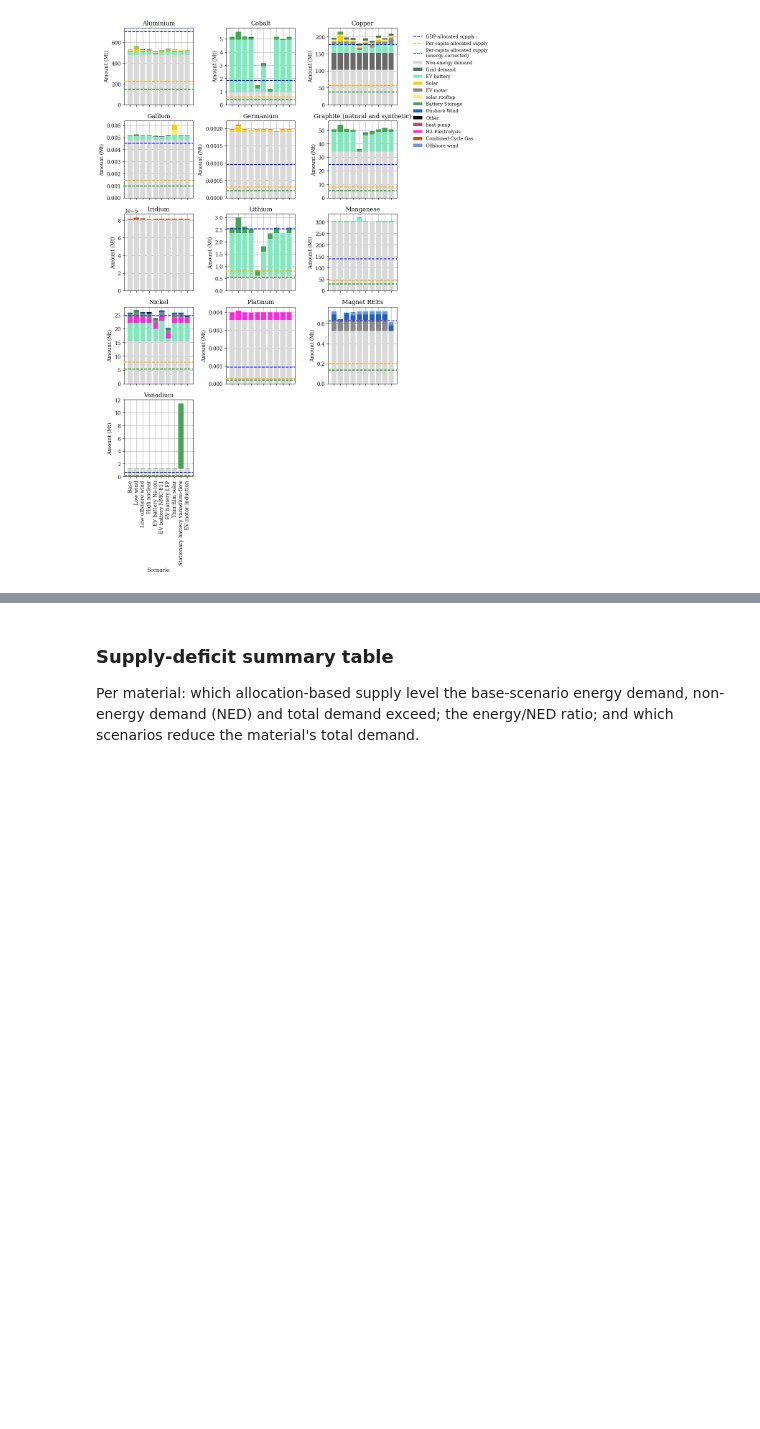
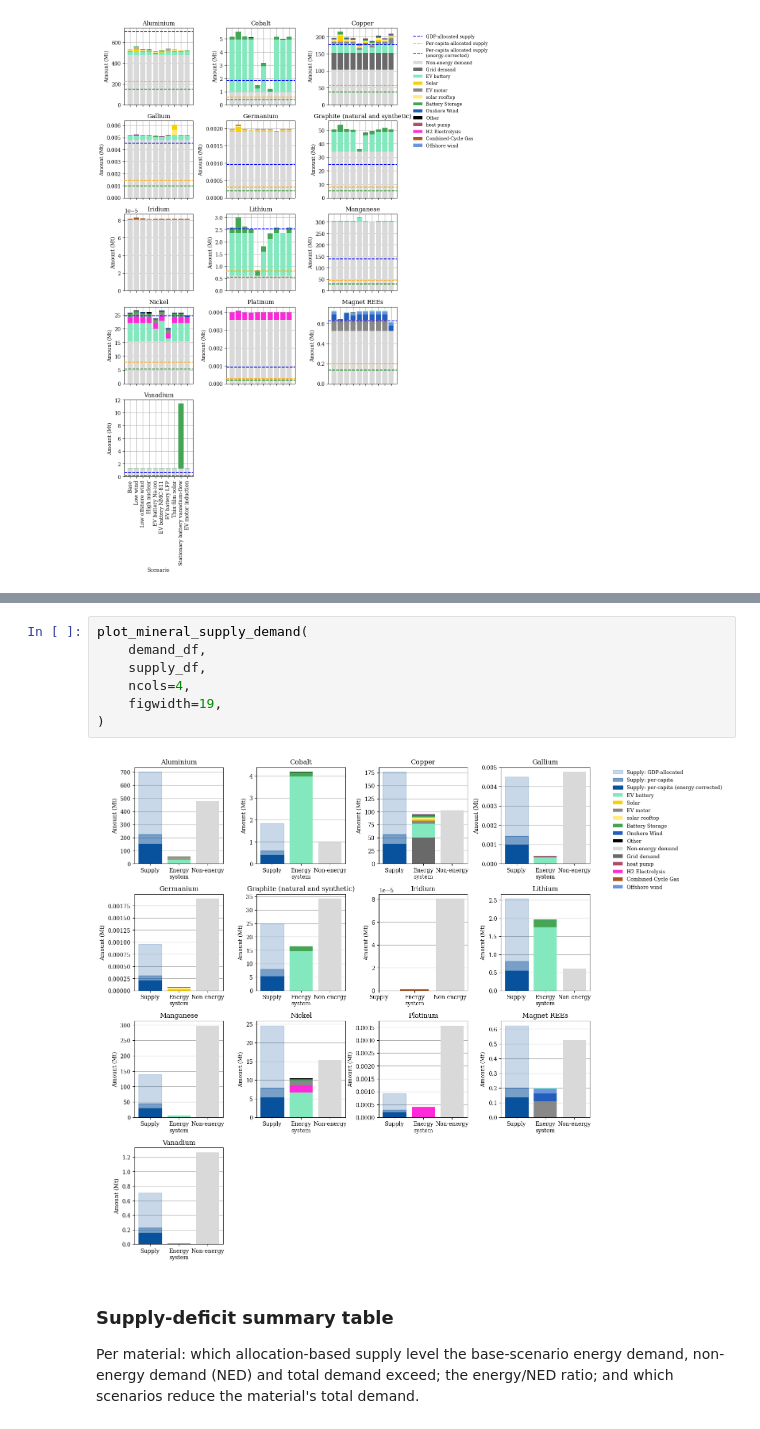
Before and after one commit to ayshaC/pypsa-eur, a Jupyter notebook: analysis/mineral_analysis.ipynb, the cells around one changed output, grey strips where cells are left out. Saved outputs shown, nothing was run; the diff lists cells and outputs as text; blank space fills up the shorter version.

Commit message:
Add function for base scenario figure

```diff
--- a/analysis/mineral_analysis.ipynb
+++ b/analysis/mineral_analysis.ipynb
@@ -1523,3 +1486,12 @@ supply_df
+# %%
+plot_mineral_supply_demand(
+    demand_df,
+    supply_df,
+    ncols=4,
+    figwidth=19,
+)
+# %% [output]
+[figure, added]
 # %% [markdown]
 ### Supply-deficit summary table
 
```
Also changed, not shown: parts of 7 cells of this notebook, 1 other file.
